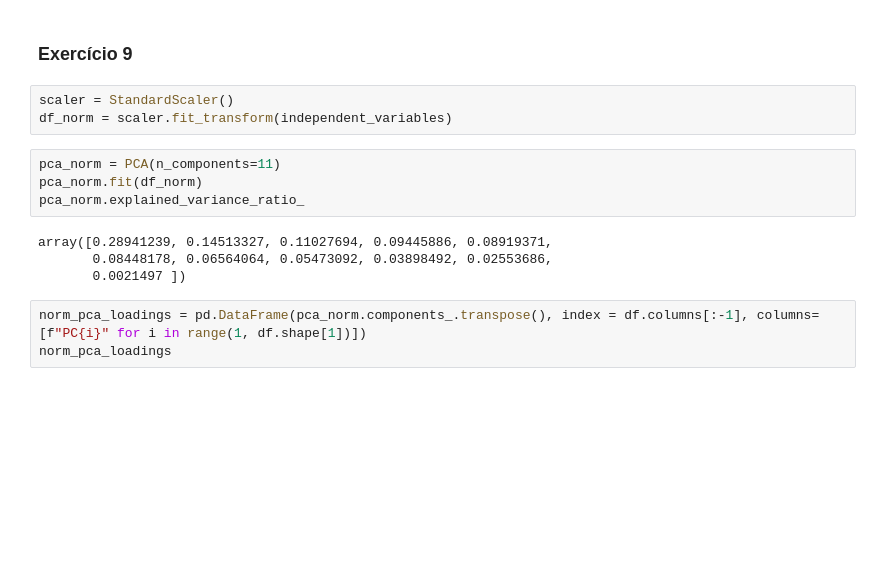
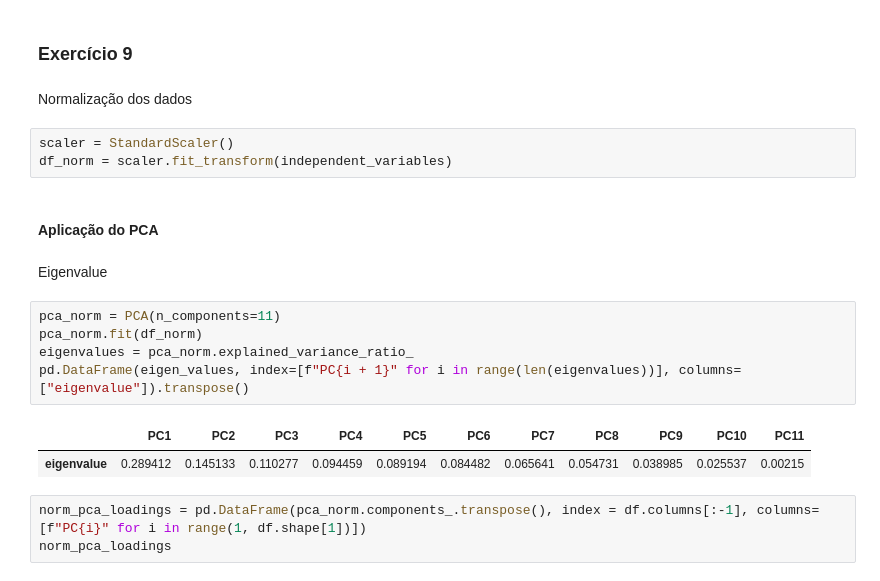
Before and after one commit to F-Madruga/DataScienceProject-ULHT, a Jupyter notebook: ProjetoFinal.ipynb, the cells around one changed output. Cells and saved outputs as stored; diff of their text form; blank space fills up the shorter version.

```diff
--- a/ProjetoFinal.ipynb
+++ b/ProjetoFinal.ipynb
@@ -129,16 +122,22 @@ print(dependent_variable)
 # %% [markdown]
 ### Exercício 9
+# %% [markdown]
+Normalização dos dados
 # %%
 scaler = StandardScaler()
 df_norm = scaler.fit_transform(independent_variables)
+# %% [markdown]
+#### Aplicação do PCA
+# %% [markdown]
+Eigenvalue
 # %%
 pca_norm = PCA(n_components=11)
 pca_norm.fit(df_norm)
-pca_norm.explained_variance_ratio_
+eigenvalues = pca_norm.explained_variance_ratio_
+pd.DataFrame(eigen_values, index=[f"PC{i + 1}" for i in range(len(eigenvalues))], columns=["eigenvalue"]).transpose()
 # %% [output]
-array([0.28941239, 0.14513327, 0.11027694, 0.09445886, 0.08919371,
-       0.08448178, 0.06564064, 0.05473092, 0.03898492, 0.02553686,
-       0.0021497 ])
+|  | PC1 | PC2 | PC3 | PC4 | PC5 | PC6 | PC7 | PC8 | PC9 | PC10 | PC11 |
+| eigenvalue | 0.289412 | 0.145133 | 0.110277 | 0.094459 | 0.089194 | 0.084482 | 0.065641 | 0.054731 | 0.038985 | 0.025537 | 0.00215 |
 # %%
 norm_pca_loadings = pd.DataFrame(pca_norm.components_.transpose(), index = df.columns[:-1], columns=[f"PC{i}" for i in range(1, df.shape[1])])
 norm_pca_loadings
```
Also changed, not shown: parts of 9 cells of this notebook.
